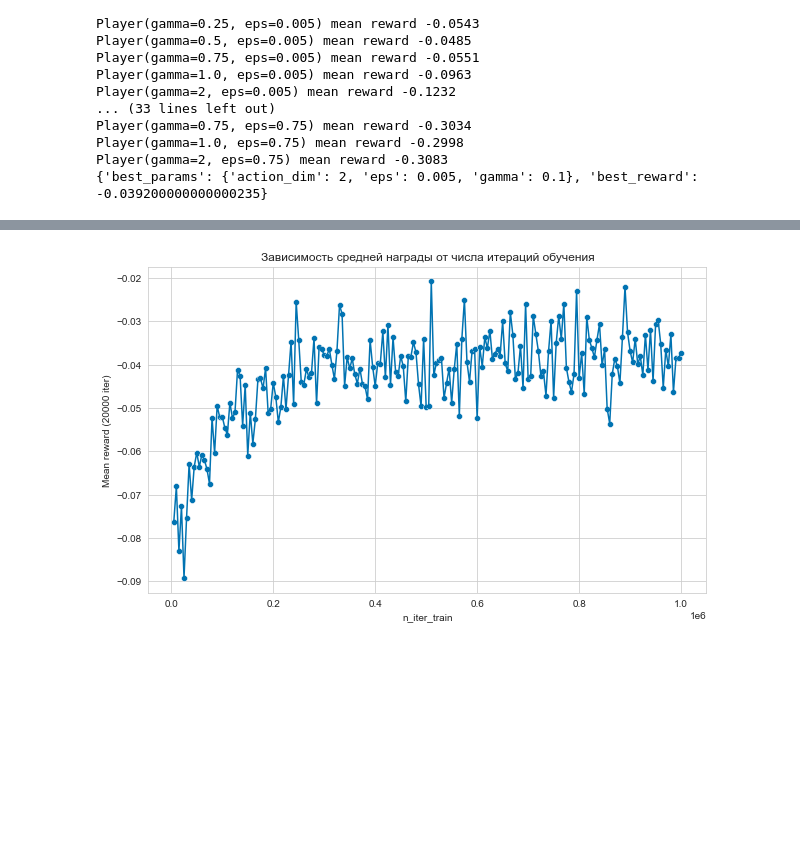
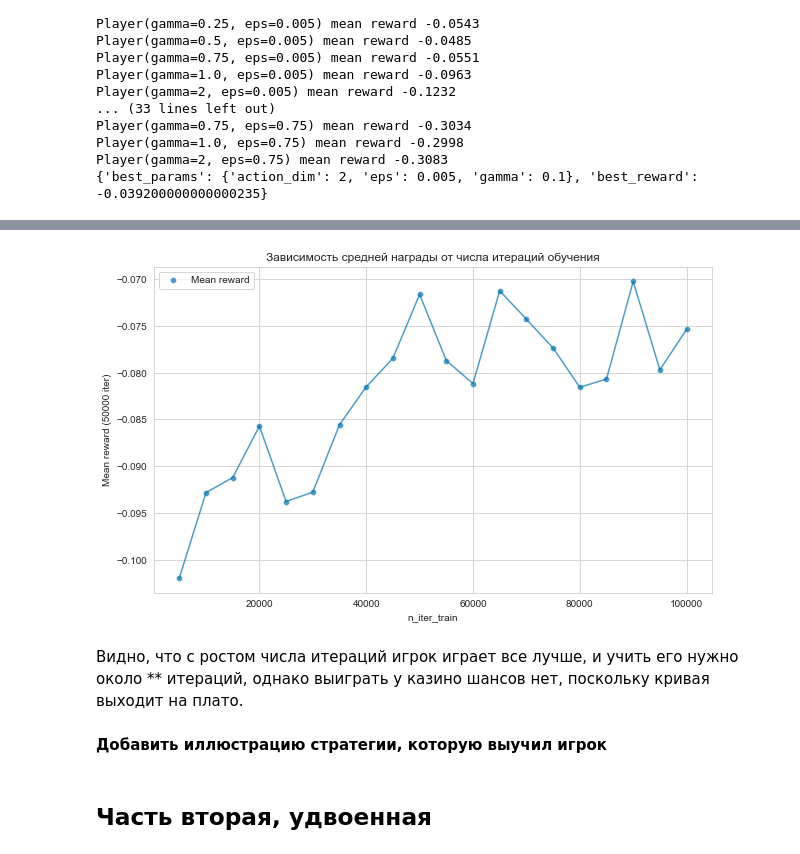
Before and after one commit to tazizov/some_ml_notebooks, a Jupyter notebook: blackjack-rl/blackjack-rl.ipynb, the cells around one changed output, grey strips where cells are left out. Cells and saved outputs as stored; diff of their text form; code cells hidden in the pictures; blank space fills up the shorter version.

```diff
--- a/blackjack-rl/blackjack-rl.ipynb
+++ b/blackjack-rl/blackjack-rl.ipynb
@@ -95,10 +99,7 @@ class BasePlayer(ABC):
 
 class NaivePlayer(BasePlayer):
     def strategy(self, previous_state):
-        if len(previous_state) == 3:
-            my_sum = previous_state[0]
-        else:
-            my_sum = previous_state[0][0]
+        my_sum = previous_state[0]
         return int(my_sum < 19)
     def __str__(self):
         return f'Player'
@@ -131,4 +137,5 @@ class BlackJackGame:
         return mean_reward
 # %%
 nplayer = NaivePlayer()
+env = BlackjackEnv()
 game = BlackJackGame(env)
@@ -191,7 +215,6 @@ class OffPolicySoftGreedyMCControlPlayer(BasePlayer):
                 w /= prob_greedy_action
 
     def greedy_step(self, previous_state):
-
         return np.argmax(self.q[previous_state])
 
     def soft_greedy_step(self, previous_state):
@@ -240,8 +263,8 @@ class Trainer:
             val_rewards.append(self.game.mc_check(player, n_iter_check, use_tqdm=False))
         x_plot = np.arange(iter_train_step, max_iter_train + iter_train_step, iter_train_step)
         plt.figure(figsize=figsize)
-        sns.lineplot(x=x_plot, y=val_rewards)
-        sns.scatterplot(x=x_plot, y=val_rewards)
+        sns.lineplot(x=x_plot, y=val_rewards, alpha=0.7)
+        sns.scatterplot(x=x_plot, y=val_rewards, alpha=0.7, label='Mean reward')
         plt.xlabel('n_iter_train')
         plt.ylabel(f'Mean reward ({n_iter_check} iter)')
         plt.title('Зависимость средней награды от числа итераций обучения')
@@ -281,3 +306,5 @@ Player(gamma=0.75, eps=0.75) mean reward -0.3034
 Player(gamma=1.0, eps=0.75) mean reward -0.2998
 Player(gamma=2, eps=0.75) mean reward -0.3083
 {'best_params': {'action_dim': 2, 'eps': 0.005, 'gamma': 0.1}, 'best_reward': -0.039200000000000235}
+# %%
+grid_search_result = {'best_params': {'action_dim': 2, 'eps': 0.005, 'gamma': 0.1}, 'best_reward': -0.039200000000000235}
@@ -284,5 +316,11 @@ Player(gamma=2, eps=0.75) mean reward -0.3083
 # %%
 mc_control_player_best_params = OffPolicySoftGreedyMCControlPlayer(**grid_search_result['best_params'])
-trainer.plot_learning(mc_control_player_best_params, max_iter_train=1000000, iter_train_step=5000, n_iter_check=20000)
+trainer.plot_learning(mc_control_player_best_params, max_iter_train=100000, iter_train_step=5000, n_iter_check=50000)
 # %% [output]
-[figure, old version]
+[figure, new version]
+# %% [markdown]
+Видно, что с ростом числа итераций игрок играет все лучше, и учить его нужно около ** итераций, однако выиграть у казино шансов нет, поскольку кривая выходит на плато.
+# %% [markdown]
+**Добавить иллюстрацию стратегии, которую выучил игрок**
+# %% [markdown]
+## Часть вторая, удвоенная
```
Also changed, not shown: parts of 22 cells of this notebook, 1 other file.
